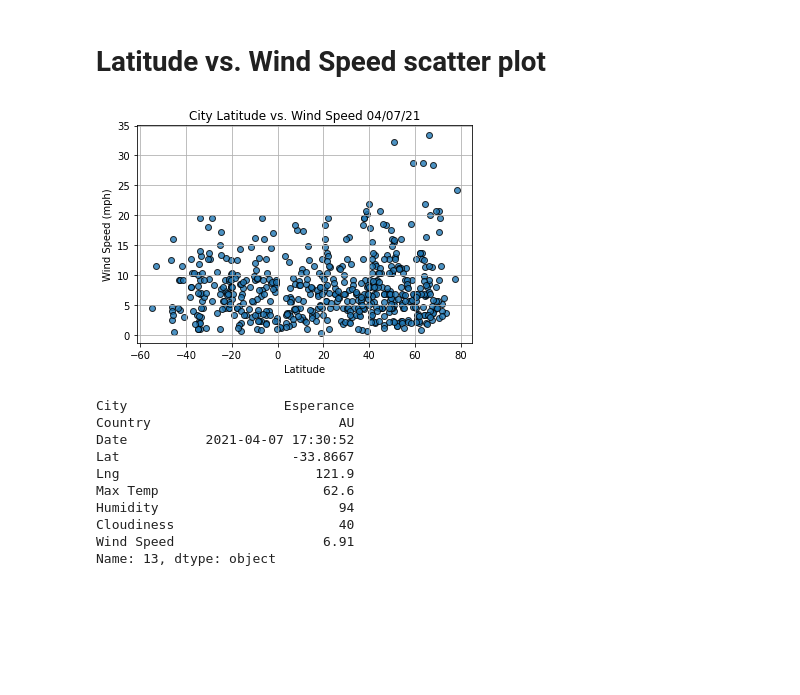
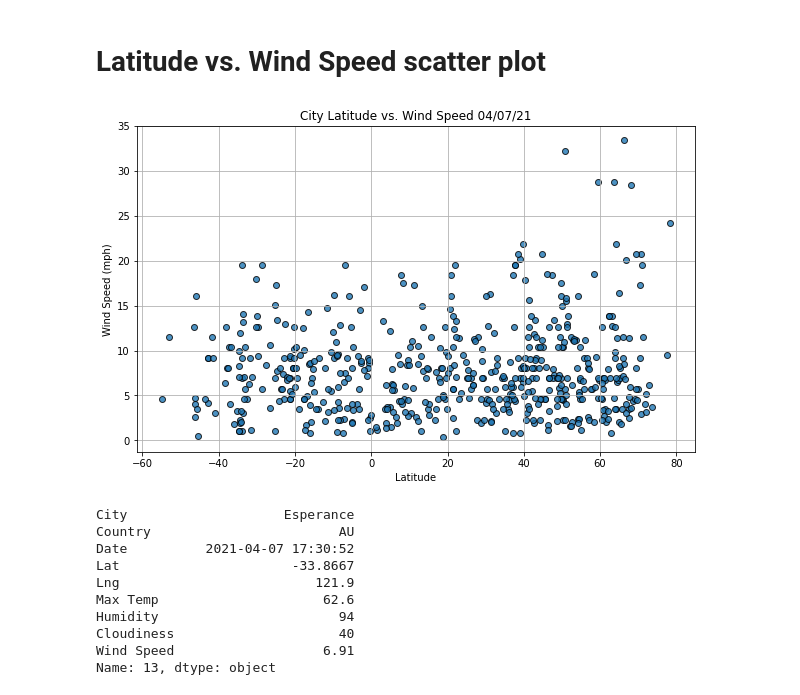
Before and after one commit to jilek/World_Weather_Analysis, a Jupyter notebook: WeatherPy.ipynb, the cells around one changed output. Saved outputs shown, nothing was run; the diff lists cells and outputs as text; code cells hidden in the pictures; blank space fills up the shorter version.

```diff
--- a/WeatherPy.ipynb
+++ b/WeatherPy.ipynb
@@ -255,22 +258,23 @@ plt.show()
 # Latitude vs. Wind Speed scatter plot
 # %%
 # Build the scatter plots for latitude vs. wind speed.
+plt.subplots(figsize=(10, 6))
 plt.scatter(lats,
             wind_speed,
             edgecolor="black", linewidths=1, marker="o",
             alpha=0.8, label="Cities")
 
 # Incorporate the other graph properties.
 plt.title(f"City Latitude vs. Wind Speed "+ time.strftime("%x"))
 plt.ylabel("Wind Speed (mph)")
 plt.xlabel("Latitude")
 plt.grid(True)
 # Save the figure.
 plt.savefig("weather_data/Fig4.png")
 # Show plot.
 plt.show()
 # %% [output]
-[figure, old version]
+[figure, new version]
 # %%
 # Create a function to create perform linear regression on the weather data
 # and plot a regression line and the equation with the data.
```
Also changed, not shown: parts of 10 cells of this notebook, 12 other files.
